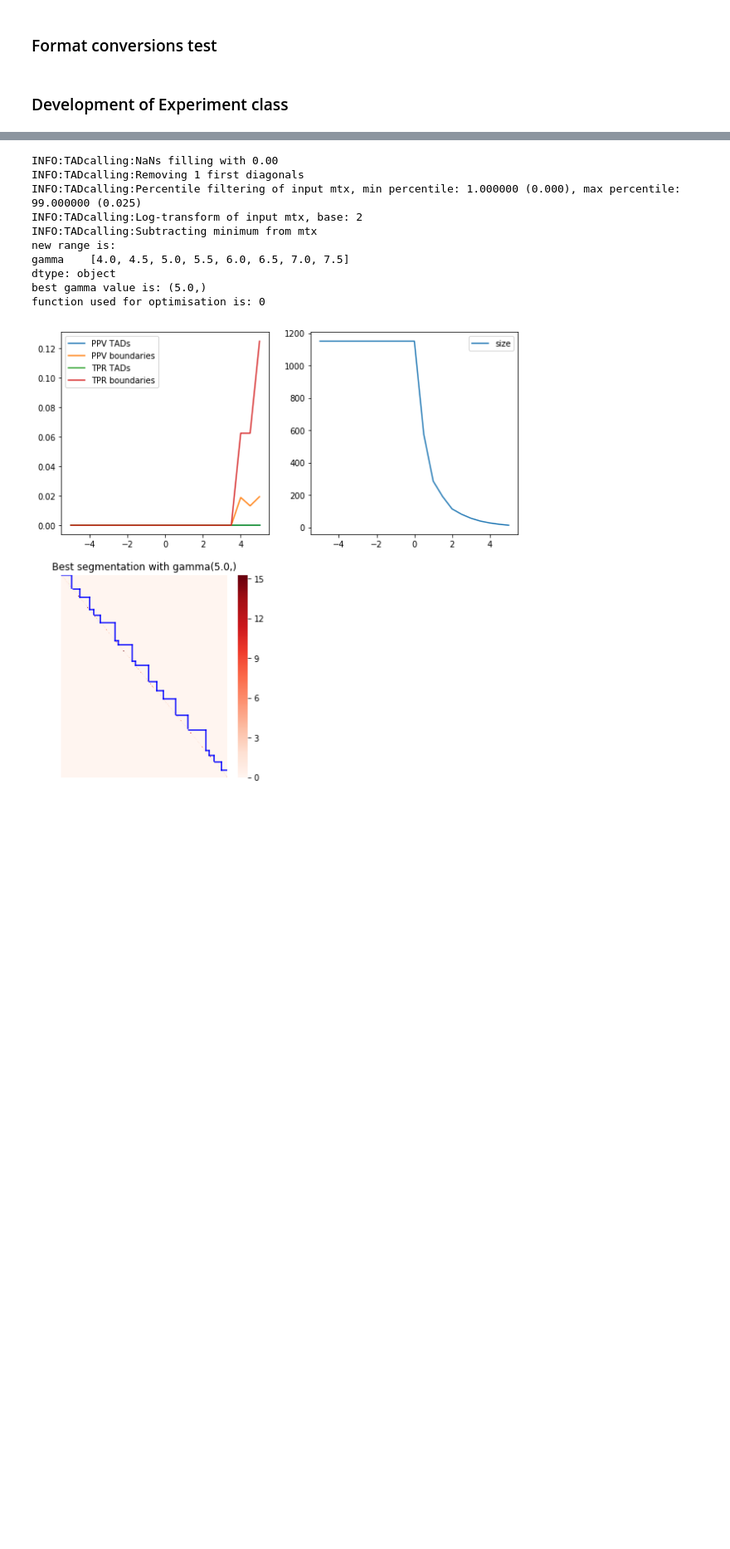
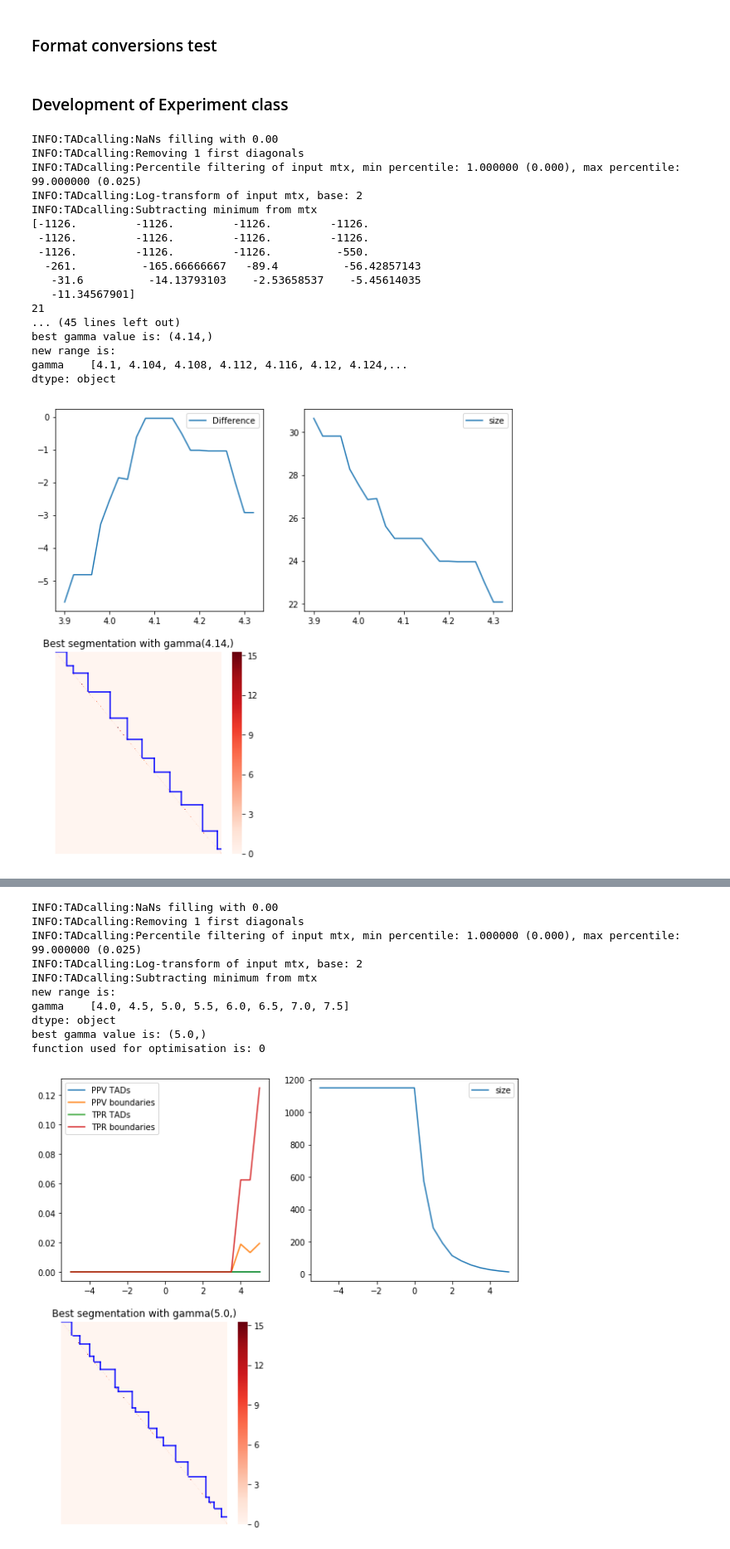
Before and after one commit to dmitrymyl/TADselect, a Jupyter notebook: examples/test.ipynb, the cells around one changed output, grey strips where cells are left out. Shown at 83% size. Drawn from its saved outputs; the diff is of its cells as text; code cells hidden in the pictures; blank space fills up the shorter version.

```diff
--- a/examples/test.ipynb
+++ b/examples/test.ipynb
@@ -866,4 +922,27 @@ lavasim = Experiment(['S2_rep1'], ['../data/S2.20000.cool'], 'cool', assembly='d
 lavaconv = Experiment(['S2_rep1', 'S2_rep2'], ['../data/S2.20000.cool', '../data/S2.20000.cool'], 'cool', assembly='dm3', resolution=20000, balance=True, chr='chr2L', callername='lavamodularity', optimisation='convergence', track_file='../data/repr_segmentation.txt')
 inssim = Experiment(['S2_rep1'], ['../data/S2.20000.cool'], 'cool', assembly='dm3', resolution=20000, balance=True, chr='chr2L', callername='insulation', optimisation='simulated', track_file='../data/repr_segmentation.txt')
 insconv = Experiment(['S2_rep1', 'S2_rep2'], ['../data/S2.20000.cool', '../data/S2.20000.cool'], 'cool', assembly='dm3', resolution=20000, balance=True, chr='chr2L', callername='insulation', optimisation='convergence', track_file='../data/repr_segmentation.txt')
+# %%
+lavasim_average = Experiment(['S2_rep1'], ['../data/S2.20000.cool'], 'cool', assembly='dm3', resolution=20000, balance=True, chr='chr2L', callername='lavamodularity', optimisation='fitting-average', track_file='../data/repr_segmentation.txt')
+# %%
+lavasim_average.iterative_approach()
+# %% [output]
+INFO:TADcalling:NaNs filling with 0.00
+INFO:TADcalling:Removing 1 first diagonals
+INFO:TADcalling:Percentile filtering of input mtx, min percentile: 1.000000 (0.000), max percentile: 99.000000 (0.025)
+INFO:TADcalling:Log-transform of input mtx, base: 2
+INFO:TADcalling:Subtracting minimum from mtx
+[-1126.         -1126.         -1126.         -1126.
+ -1126.         -1126.         -1126.         -1126.
+ -1126.         -1126.         -1126.          -550.
+  -261.          -165.66666667   -89.4          -56.42857143
+   -31.6          -14.13793103    -2.53658537    -5.45614035
+   -11.34567901]
+21
+... (45 lines left out)
+best gamma value is: (4.14,)
+new range is:
+gamma    [4.1, 4.104, 4.108, 4.112, 4.116, 4.12, 4.124,...
+dtype: object
+[figure, added]
 # %%
```
Also changed, not shown: parts of 7 cells of this notebook, 2 other files.
